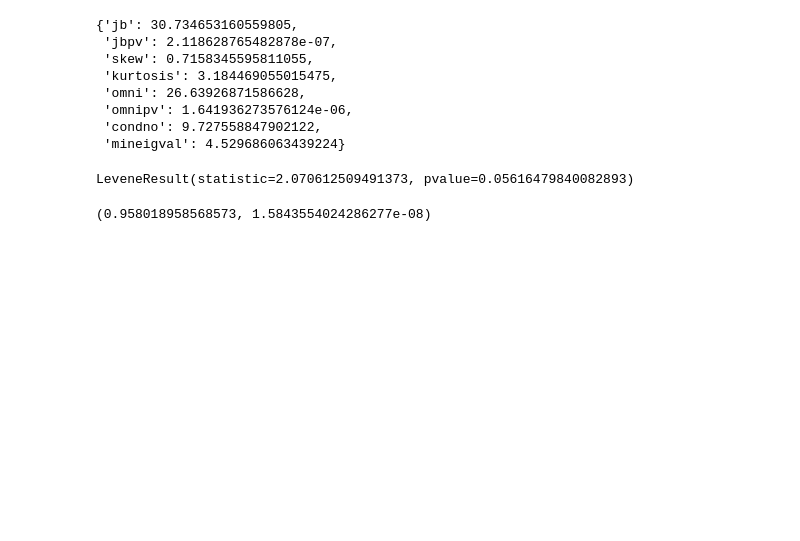
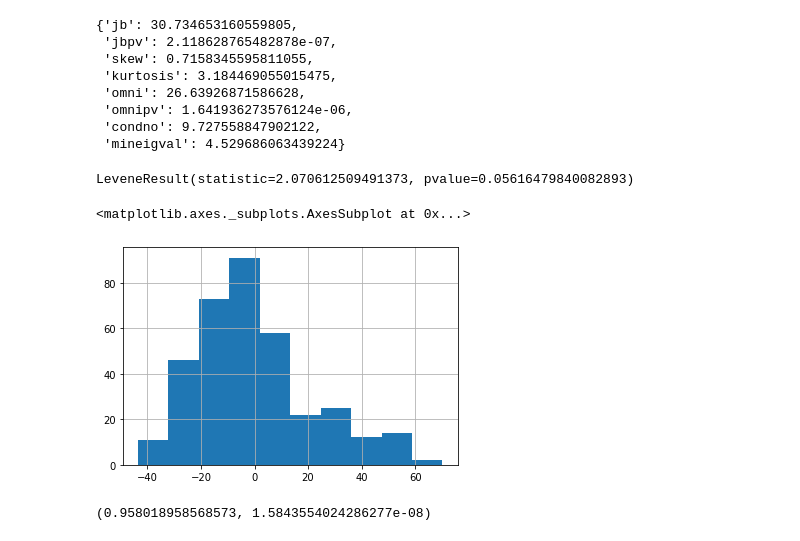
Before and after one commit to sstarr1879/readiness_score, a Jupyter notebook: multicomparison.ipynb, the cells around one changed output. Saved outputs shown, nothing was run; the diff lists cells and outputs as text; code cells hidden in the pictures; blank space fills up the shorter version.

```diff
--- a/multicomparison.ipynb
+++ b/multicomparison.ipynb
@@ -288,6 +267,12 @@ stats.levene(metrics_frame['Total Readiness Score'][metrics_frame['ACTUAL UNIT']
              metrics_frame['Total Readiness Score'][metrics_frame['ACTUAL UNIT'] == 'AUSTIN'])
 # %% [output]
 LeveneResult(statistic=2.070612509491373, pvalue=0.05616479840082893)
+# %%
+#sns.residplot(metrics_frame.actual_unit, metrics_frame.trs.astype('float'), lowess=True, color="g")
+mod.resid.hist()
+# %% [output]
+<matplotlib.axes._subplots.AxesSubplot at 0x...>
+[figure, added]
 # %%
 # Residual Normality check
 #tested on the residuals as a whole which is how the diagnostic information provided by statsmodels tests
```
Also changed, not shown: parts of 3 cells of this notebook.
